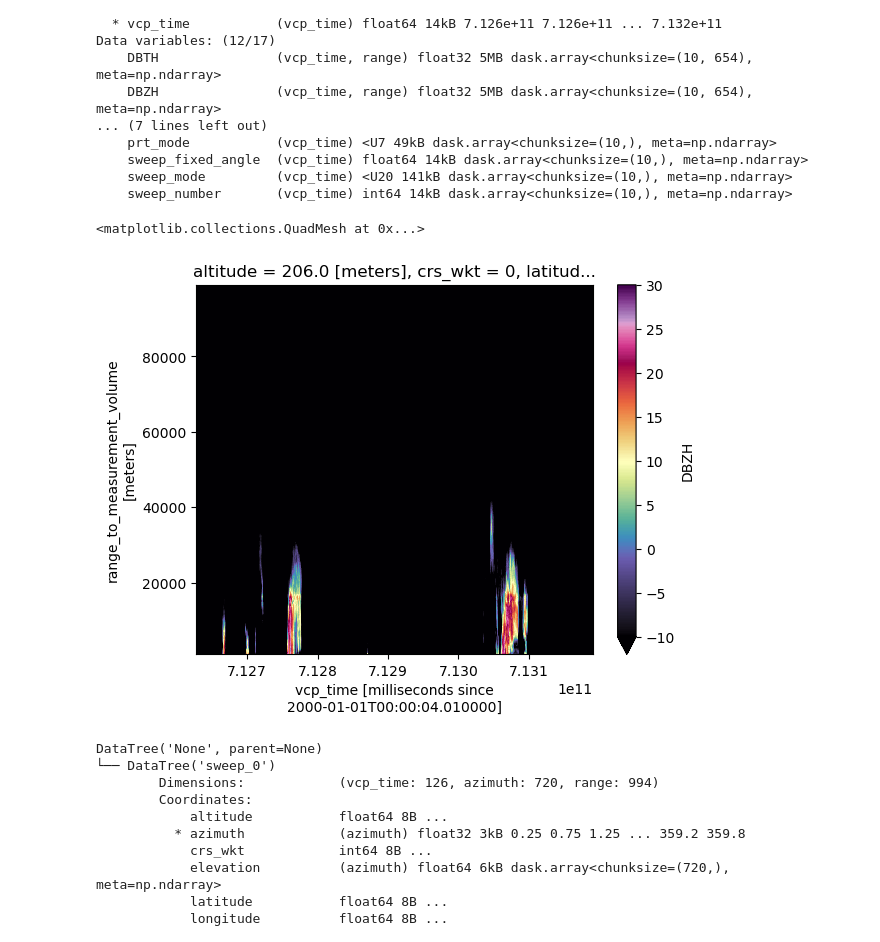
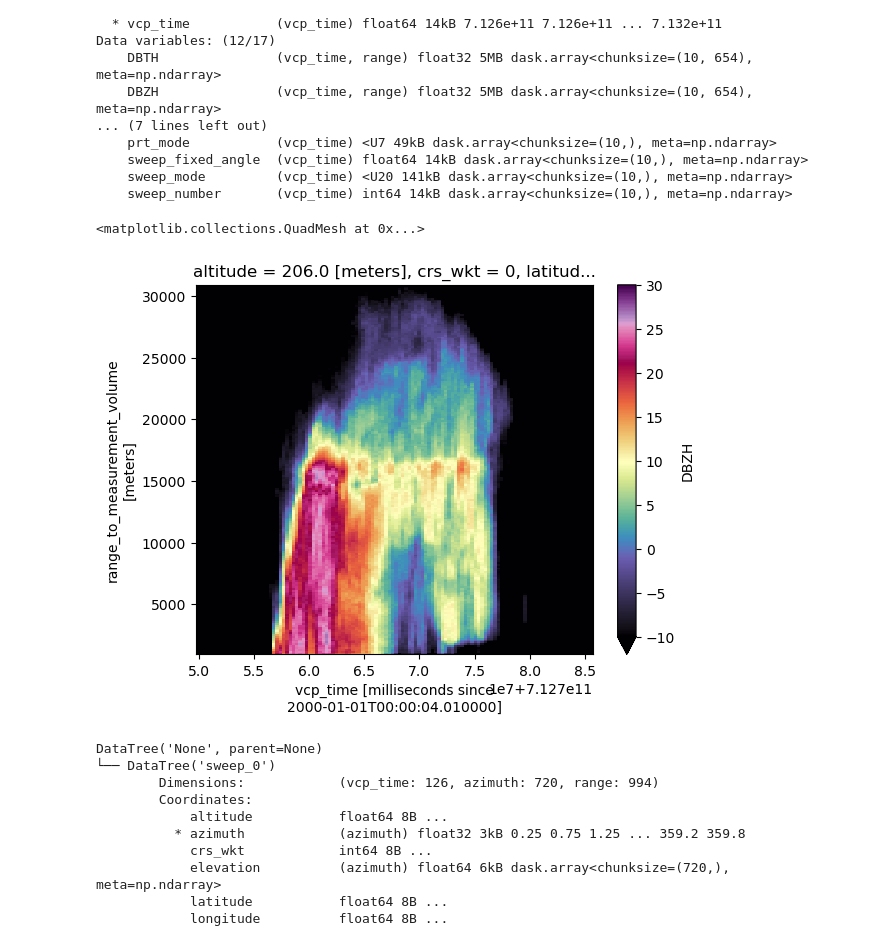
Before and after one commit to aladinor/notebooks, a Jupyter notebook: qvp_Carimagua.ipynb, the cells around one changed output. Drawn from its saved outputs; the diff is of its cells as text; code cells hidden in the pictures.

```diff
--- a/qvp_Carimagua.ipynb
+++ b/qvp_Carimagua.ipynb
@@ -81,10 +81,10 @@ Data variables: (12/17)
     sweep_mode         (vcp_time) <U20 141kB dask.array<chunksize=(10,), meta=np.ndarray>
     sweep_number       (vcp_time) int64 14kB dask.array<chunksize=(10,), meta=np.ndarray>
 # %%
-qvp.isel(vcp_time=range(500, 600), range=range()).DBZH.plot(x='vcp_time', y='range', cmap='ChaseSpectral', vmin=-10, vmax=30)
+qvp.isel(vcp_time=range(380, 500), range=range(0, 200)).DBZH.plot(x='vcp_time', y='range', cmap='ChaseSpectral', vmin=-10, vmax=30)
 # %% [output]
 <matplotlib.collections.QuadMesh at 0x...>
-[figure, old version]
+[figure, new version]
 # %%
 path_gua = '/data/scratch/a/alfonso8/Guaviare.zarr'
 # %%
```
